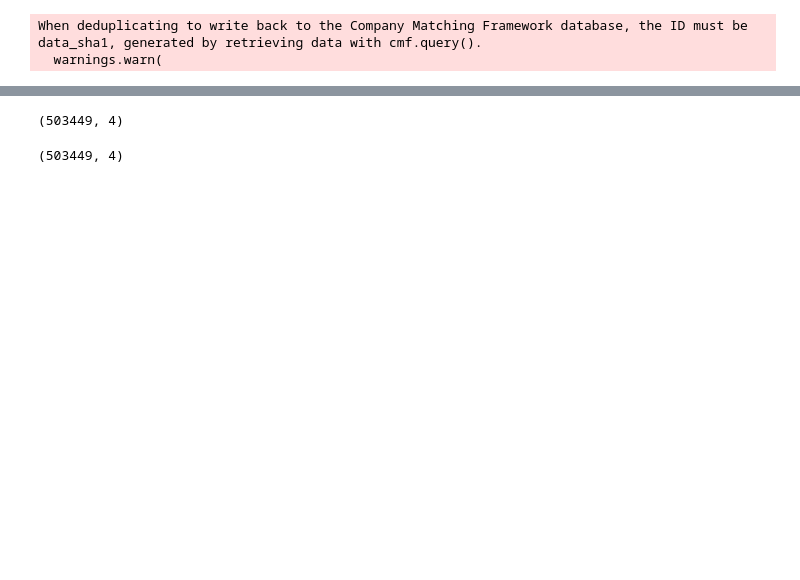
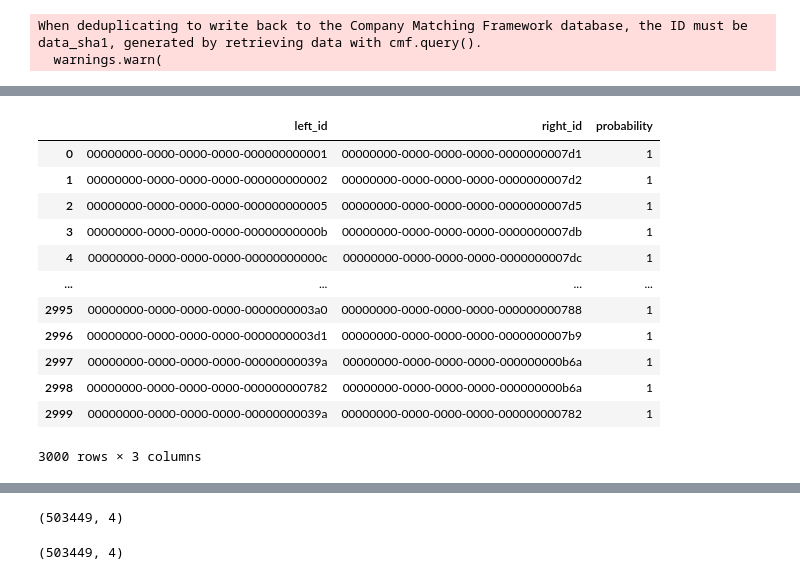
Before and after one commit to will-langdale/matchbox, a Jupyter notebook: notebooks/archive/WL_deduper.ipynb, the cells around one changed output, grey strips where cells are left out. Drawn from its saved outputs; the diff is of its cells as text; code cells hidden in the pictures; blank space fills up the shorter version.

```diff
--- a/notebooks/archive/WL_deduper.ipynb
+++ b/notebooks/archive/WL_deduper.ipynb
@@ -62,7 +61,7 @@ df_naive_deduper = make_deduper(
         "unique_fields": ["company_name", "crn"],
     },
     data_source="foo",
-    data=df_crn,
+    data=df_cleaned,
 )
 
 df_deduped = df_naive_deduper()
@@ -83 +82,17 @@ df_deduped_df.head(3)
+# %%
+df_deduped.dataframe
+# %% [output]
+|  | left_id | right_id | probability |
+| 0 | 00000000-0000-0000-0000-000000000001 | 00000000-0000-0000-0000-0000000007d1 | 1 |
+| 1 | 00000000-0000-0000-0000-000000000002 | 00000000-0000-0000-0000-0000000007d2 | 1 |
+| 2 | 00000000-0000-0000-0000-000000000005 | 00000000-0000-0000-0000-0000000007d5 | 1 |
+| 3 | 00000000-0000-0000-0000-00000000000b | 00000000-0000-0000-0000-0000000007db | 1 |
+| 4 | 00000000-0000-0000-0000-00000000000c | 00000000-0000-0000-0000-0000000007dc | 1 |
+| ... | ... | ... | ... |
+| 2995 | 00000000-0000-0000-0000-0000000003a0 | 00000000-0000-0000-0000-000000000788 | 1 |
+| 2996 | 00000000-0000-0000-0000-0000000003d1 | 00000000-0000-0000-0000-0000000007b9 | 1 |
+| 2997 | 00000000-0000-0000-0000-00000000039a | 00000000-0000-0000-0000-000000000b6a | 1 |
+| 2998 | 00000000-0000-0000-0000-000000000782 | 00000000-0000-0000-0000-000000000b6a | 1 |
+| 2999 | 00000000-0000-0000-0000-00000000039a | 00000000-0000-0000-0000-000000000782 | 1 |
+3000 rows × 3 columns
 # %%
```
Also changed, not shown: parts of 12 cells of this notebook, 5 other files.
